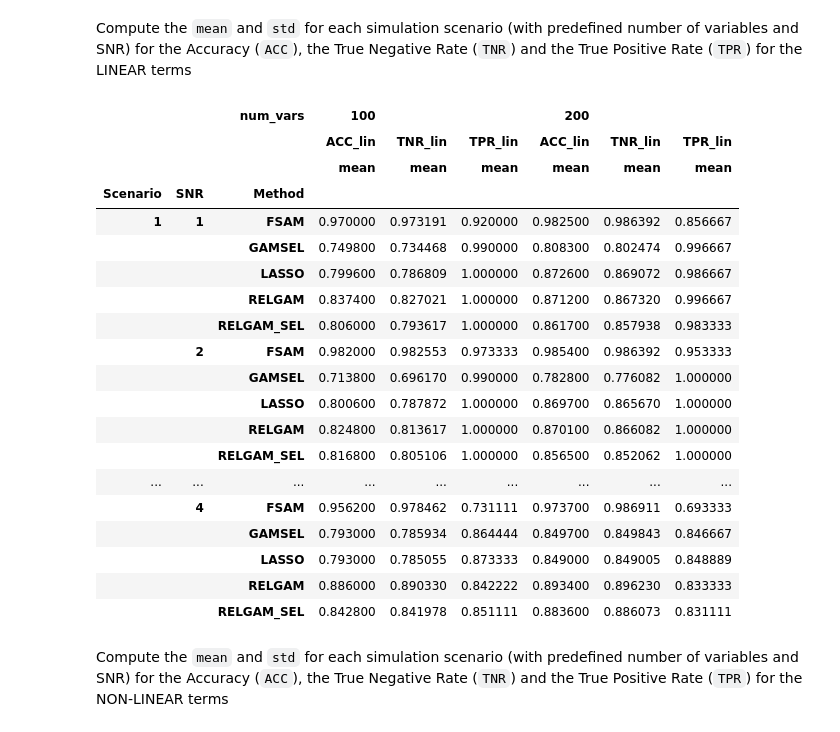
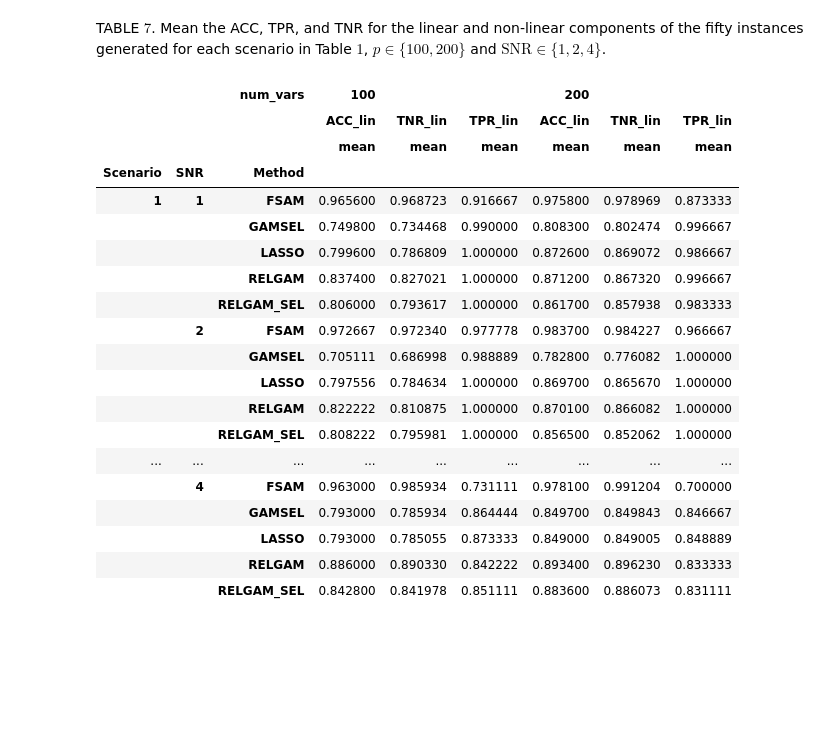
Before and after one commit to ManuelNavarroGarcia/fsam_paper, a Jupyter notebook: fsam_paper/tables.ipynb, the cells around one changed output. Drawn from its saved outputs; the diff is of its cells as text; code cells hidden in the pictures; blank space fills up the shorter version.

```diff
--- a/fsam_paper/tables.ipynb
+++ b/fsam_paper/tables.ipynb
@@ -215,3 +139,2 @@ def compute_metrics(df: pd.DataFrame, lin: bool):
-# %% [markdown]
-Compute the `mean` and `std` for each simulation scenario (with predefined
-number of variables and SNR) for the Accuracy (`ACC`), the True Negative Rate (`TNR`) and the True Positive Rate (`TPR`) for the LINEAR terms
+# %% [markdown]
+TABLE $7$. Mean the ACC, TPR, and TNR for the linear and non-linear components of the fifty instances generated for each scenario in Table $1$, $p\in\{100, 200\}$ and $\text{SNR}\in\{1,2,4\}$.
@@ -218,48 +145,27 @@ number of variables and SNR) for the Accuracy (`ACC`), the True Negative Rate (`
 # %%
-color_ = {1: "steelblue", 2: "slategray", 4: "lightseagreen"}
-c = {k: colors.rgb2hex(v) for k, v in color_.items()}
-
-# methods_lin = ["FSAM", "GAMSEL", "RELGAM", "RELGAM_SEL", "LASSO"]
-# df_ = compute_metrics(df.query("Method in @methods_lin"), True)
-
-# df_ = (df_.groupby(["Scenario", "SNR", "num_vars", "Method"])[["TPR_lin", "TNR_lin", "ACC_lin"]]
-#        .agg(["mean"])
-#        .unstack(level=-2)
-#        .reorder_levels([2, 0, 1], axis=1)
-#        .sort_index(axis=1)
-#        )
-
-# import pyarrow.parquet as pq
-# import pyarrow as pa
-
-# pq.write_table(pa.Table.from_pandas(df_), "../data/table5_linear.parquet")
-
-df_ = pd.read_parquet("../data/table5_linear.parquet")
-
-css = [{'selector': f'.row{i}.level1','props': [('background-color', c[v])]} for i, v in enumerate(df_.index.get_level_values(1))]
+df_ = pd.read_parquet("../data/table7_lin.parquet")
+css = [{'selector': f'.row{i}.level1','props': [('background-color', c[v])]}
+       for i, v in enumerate(df_.index.get_level_values(1))]
 df_.style.set_table_styles(css).apply(s, args=("max",))
 # %% [output]
 |  |  | num_vars | 100 |  |  | 200 |  |  |
 |  |  |  | ACC_lin | TNR_lin | TPR_lin | ACC_lin | TNR_lin | TPR_lin |
 |  |  |  | mean | mean | mean | mean | mean | mean |
 | Scenario | SNR | Method |  |  |  |  |  |  |
-| 1 | 1 | FSAM | 0.970000 | 0.973191 | 0.920000 | 0.982500 | 0.986392 | 0.856667 |
+| 1 | 1 | FSAM | 0.965600 | 0.968723 | 0.916667 | 0.975800 | 0.978969 | 0.873333 |
 |  |  | GAMSEL | 0.749800 | 0.734468 | 0.990000 | 0.808300 | 0.802474 | 0.996667 |
 |  |  | LASSO | 0.799600 | 0.786809 | 1.000000 | 0.872600 | 0.869072 | 0.986667 |
 |  |  | RELGAM | 0.837400 | 0.827021 | 1.000000 | 0.871200 | 0.867320 | 0.996667 |
 |  |  | RELGAM_SEL | 0.806000 | 0.793617 | 1.000000 | 0.861700 | 0.857938 | 0.983333 |
-|  | 2 | FSAM | 0.982000 | 0.982553 | 0.973333 | 0.985400 | 0.986392 | 0.953333 |
-|  |  | GAMSEL | 0.713800 | 0.696170 | 0.990000 | 0.782800 | 0.776082 | 1.000000 |
-|  |  | LASSO | 0.800600 | 0.787872 | 1.000000 | 0.869700 | 0.865670 | 1.000000 |
-|  |  | RELGAM | 0.824800 | 0.813617 | 1.000000 | 0.870100 | 0.866082 | 1.000000 |
-|  |  | RELGAM_SEL | 0.816800 | 0.805106 | 1.000000 | 0.856500 | 0.852062 | 1.000000 |
+|  | 2 | FSAM | 0.972667 | 0.972340 | 0.977778 | 0.983700 | 0.984227 | 0.966667 |
+|  |  | GAMSEL | 0.705111 | 0.686998 | 0.988889 | 0.782800 | 0.776082 | 1.000000 |
+|  |  | LASSO | 0.797556 | 0.784634 | 1.000000 | 0.869700 | 0.865670 | 1.000000 |
+|  |  | RELGAM | 0.822222 | 0.810875 | 1.000000 | 0.870100 | 0.866082 | 1.000000 |
+|  |  | RELGAM_SEL | 0.808222 | 0.795981 | 1.000000 | 0.856500 | 0.852062 | 1.000000 |
 | ... | ... | ... | ... | ... | ... | ... | ... | ... |
-|  | 4 | FSAM | 0.956200 | 0.978462 | 0.731111 | 0.973700 | 0.986911 | 0.693333 |
+|  | 4 | FSAM | 0.963000 | 0.985934 | 0.731111 | 0.978100 | 0.991204 | 0.700000 |
 |  |  | GAMSEL | 0.793000 | 0.785934 | 0.864444 | 0.849700 | 0.849843 | 0.846667 |
 |  |  | LASSO | 0.793000 | 0.785055 | 0.873333 | 0.849000 | 0.849005 | 0.848889 |
 |  |  | RELGAM | 0.886000 | 0.890330 | 0.842222 | 0.893400 | 0.896230 | 0.833333 |
 |  |  | RELGAM_SEL | 0.842800 | 0.841978 | 0.851111 | 0.883600 | 0.886073 | 0.831111 |
-# %% [markdown]
-Compute the `mean` and `std` for each simulation scenario (with predefined
-number of variables and SNR) for the Accuracy (`ACC`), the True Negative Rate (`TNR`) and the True Positive Rate (`TPR`) for the NON-LINEAR terms
 # %%
```
Also changed, not shown: parts of 43 cells of this notebook, 39 other files.
